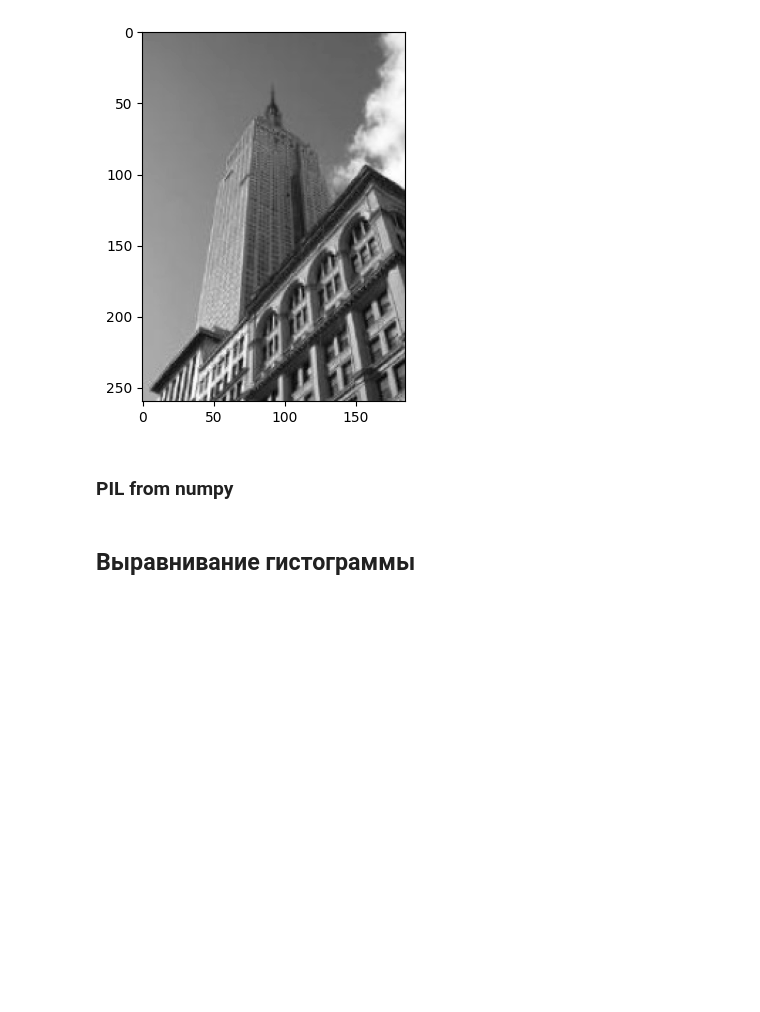
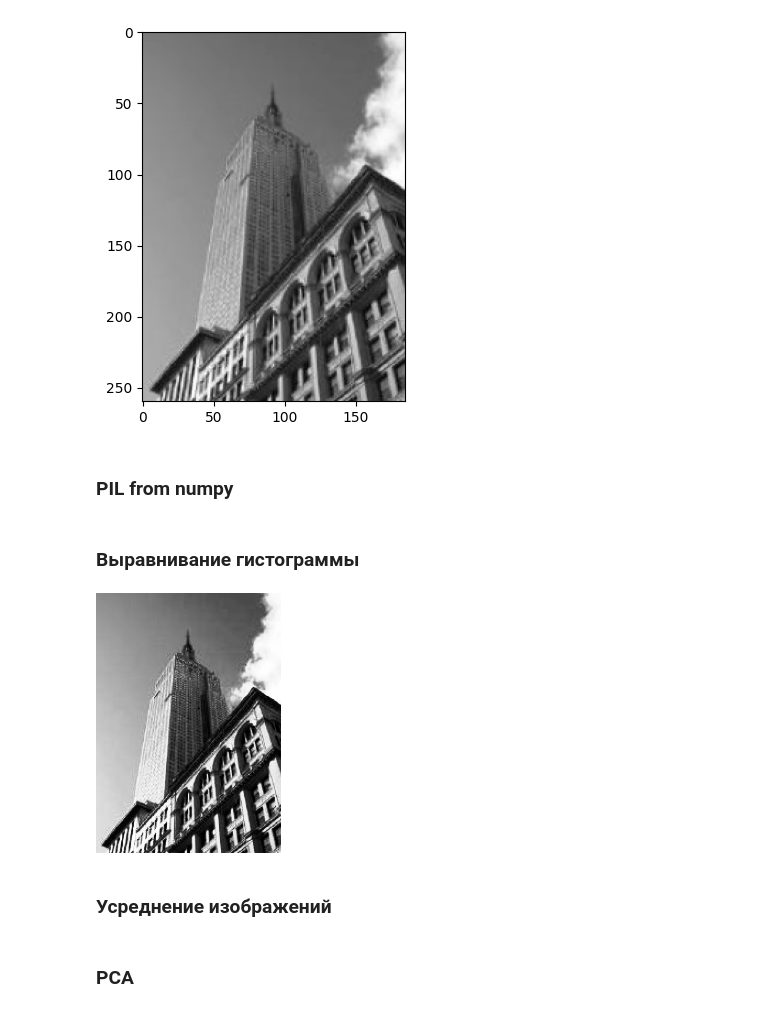
Before and after one commit to AlexeyMarg/ML_models, a Jupyter notebook: computer_vision/1.PIL_intro.ipynb, the cells around one changed output. Drawn from its saved outputs; the diff is of its cells as text; code cells hidden in the pictures; blank space fills up the shorter version.

```diff
--- a/computer_vision/1.PIL_intro.ipynb
+++ b/computer_vision/1.PIL_intro.ipynb
@@ -139,7 +142,7 @@ plt.imshow(img)
 img = np.array(Image.open('pic.jpg').convert('L'))
 img_pil = Image.fromarray(np.uint8(img))
 # %% [markdown]
-## Выравнивание гистограммы
+### Выравнивание гистограммы
 # %%
 """
 Выравнивание гистрограммы.
@@ -223,0 +168,8 @@ aligned_image = align_histogram(image, min_cdf, pixels_num, 'aligned.png')
+# %%
+img = np.array(Image.open('pic.jpg').convert('L'))
+img2, cdf = histeq(img)
+display(Image.fromarray(np.uint8(img2)))
+# %% [output]
+[figure, added]
+# %% [markdown]
+### Усреднение изображений
@@ -223,0 +188,2 @@ aligned_image = align_histogram(image, min_cdf, pixels_num, 'aligned.png')
+# %% [markdown]
+### PCA
```
Also changed, not shown: parts of 32 cells of this notebook, 5 other files.
